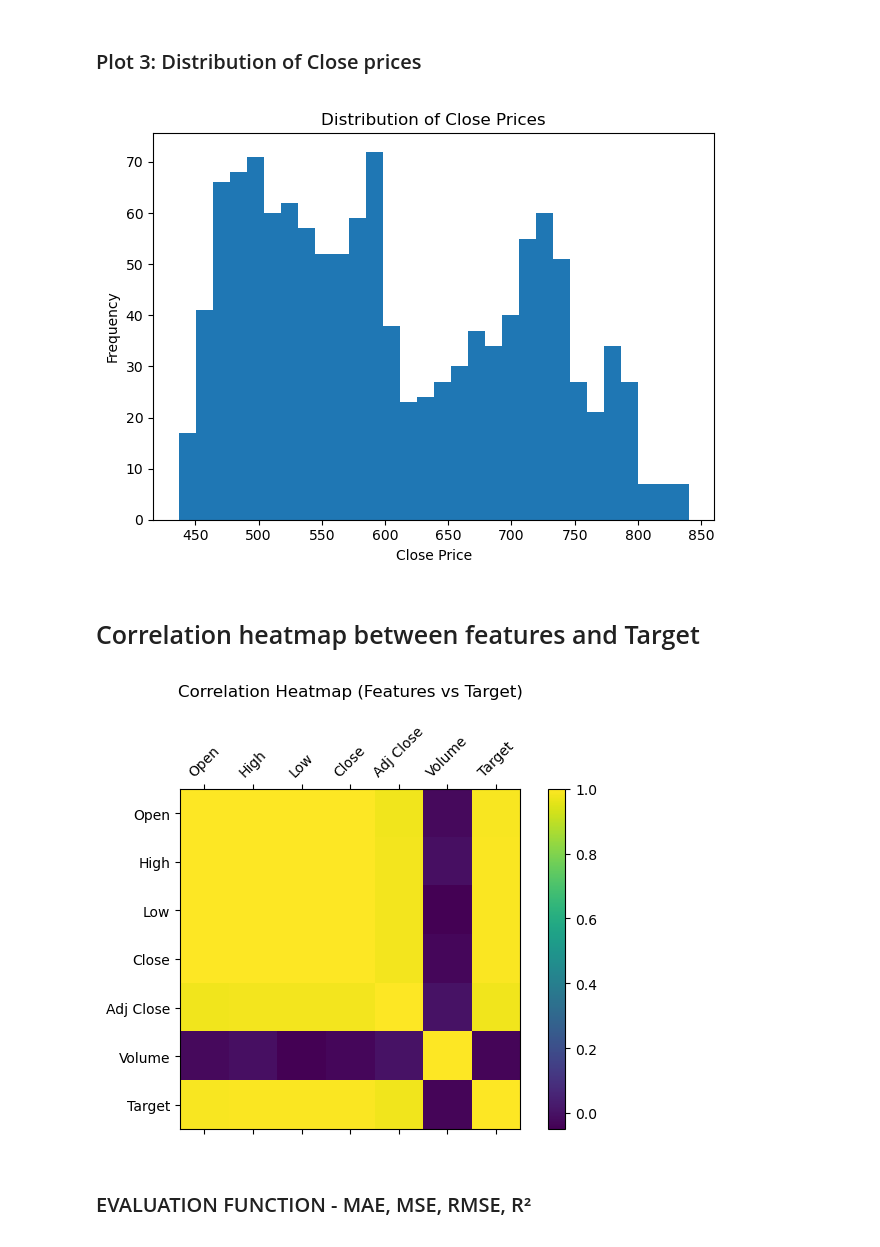
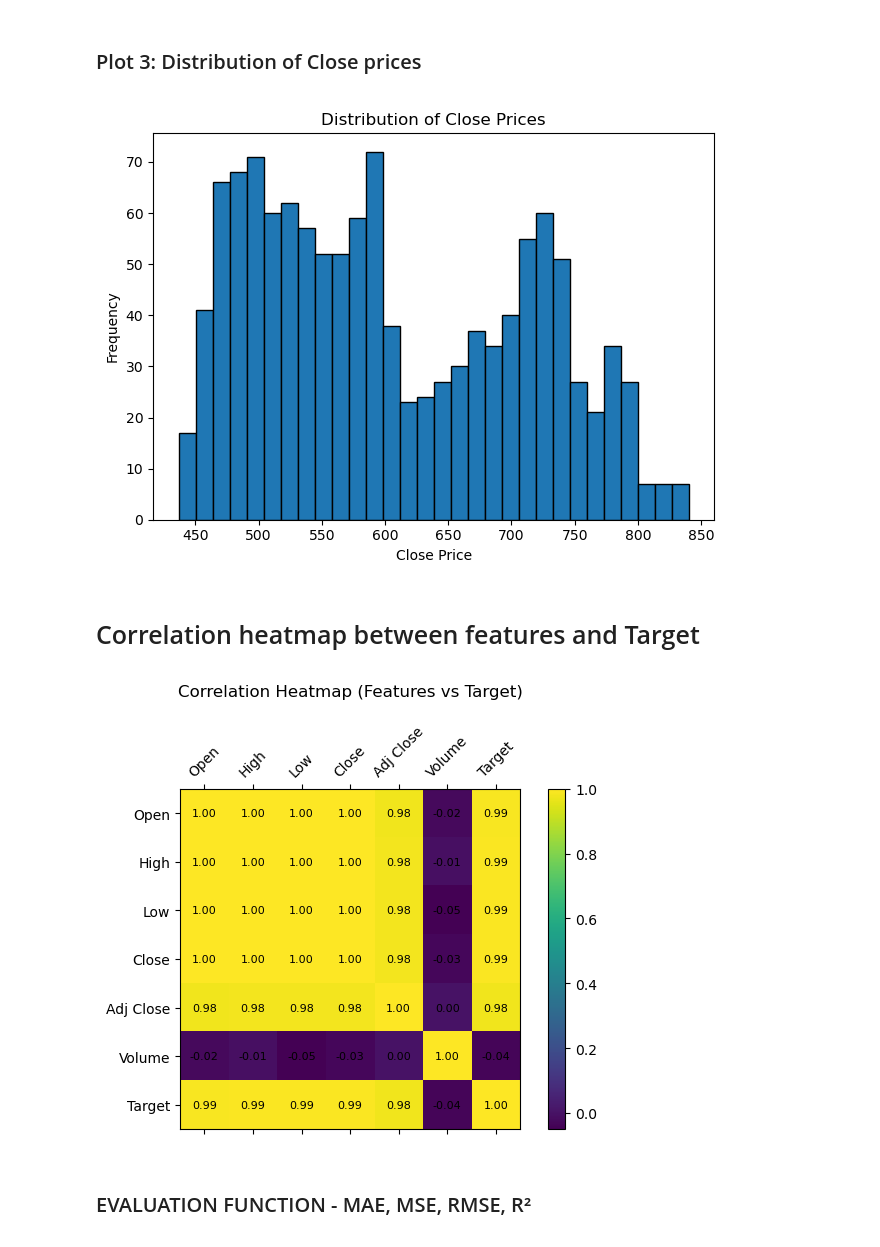
Before and after one commit to Mohd-Subhan/INFOSYS_STOCK_MARKET_PRICE_PREDICTION, a Jupyter notebook: Project_File(int234) (2).ipynb, the cells around one changed output. Saved outputs shown, nothing was run; the diff lists cells and outputs as text; code cells hidden in the pictures.

```diff
--- a/Project_File(int234) (2).ipynb
+++ b/Project_File(int234) (2).ipynb
@@ -163,18 +159,19 @@ plt.show()
 # %% [markdown]
 <h1 style = "font-size:20px">Plot 3: Distribution of Close prices</h1>
 # %%
-plt.style.use("default")         # Ensures white background everywhere
+plt.style.use("default")
 
 plt.figure()
-plt.hist(df['Close'], bins=30)
+plt.hist(df['Close'], bins=30, edgecolor='black', linewidth=1)
+
 plt.xlabel("Close Price")
 plt.ylabel("Frequency")
 plt.title("Distribution of Close Prices")
 
 plt.tight_layout()
 plt.show()
 # %% [output]
-[figure, old version]
+[figure, new version]
 # %% [markdown]
 <h1 style = "font-size:25px">Correlation heatmap between features and Target</h1>
 # %%
@@ -184,15 +181,22 @@ corr = df[cols_for_corr].corr()
 fig, ax = plt.subplots()
 cax = ax.matshow(corr.values)
 fig.colorbar(cax)
+
 ax.set_xticks(range(len(cols_for_corr)))
 ax.set_yticks(range(len(cols_for_corr)))
 ax.set_xticklabels(cols_for_corr, rotation=45)
 ax.set_yticklabels(cols_for_corr)
+
+for i in range(len(cols_for_corr)):
+    for j in range(len(cols_for_corr)):
+        ax.text(j, i, f"{corr.values[i, j]:.2f}",
+                ha="center", va="center", color="black", fontsize=8)
+
 plt.title("Correlation Heatmap (Features vs Target)", pad=20)
 plt.tight_layout()
 plt.show()
 # %% [output]
-[figure, old version]
+[figure, new version]
 # %% [markdown]
 <h1 style = "font-size:20px">EVALUATION FUNCTION -
  MAE, MSE, RMSE, R²</h1>
```
Also changed, not shown: parts of 9 cells of this notebook.
